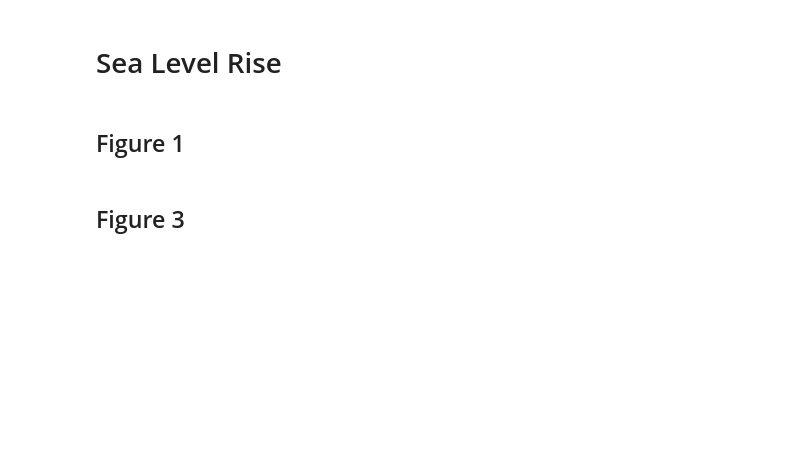
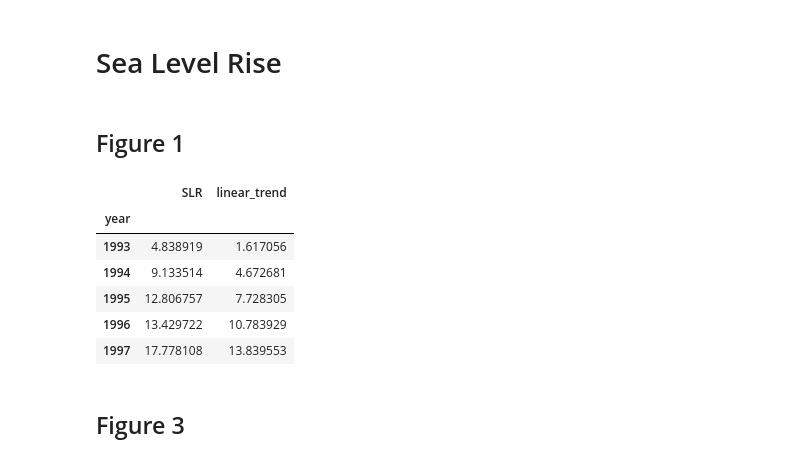
Before and after one commit to Ode-PBLLC/ocean-central, a Jupyter notebook: Code/mitigate_climate_change_FINAL.ipynb, the cells around one changed output. Drawn from its saved outputs; the diff is of its cells as text; code cells hidden in the pictures; blank space fills up the shorter version.

```diff
--- a/Code/mitigate_climate_change_FINAL.ipynb
+++ b/Code/mitigate_climate_change_FINAL.ipynb
@@ -412,7 +447,7 @@ from scipy import stats
 from datetime import datetime, timedelta
 
 # Load the data from the file, obtain unique hyperlink from https://sealevel.nasa.gov/
-url = 'https://deotb6e7tfubr.cloudfront.net/s3-edaf5da92e0ce48fb61175c28b67e95d/podaac-ops-cumulus-protected.s3.us-west-2.amazonaws.com/MERGED_TP_J1_OSTM_OST_GMSL_ASCII_V51/GMSL_TPJAOS_5.1.txt?A-userid=ps4813&Expires=1728253818&Signature=K3xewYQ~8a6Nl7xIoZ2wmsqgO4DR7~33lQLuhlH7uKH65PXRuAbddjFtW6riKHrOu8En20JKpku-56oBaaNG7asukhyorbhtOtDYKoFE5AiNe5gbaLN8bINf1RHym25W6vnBl76izBTI6FFy3CGCd74TpRRLwButl~M42cR1xANQ8SNa2A1xxTdBYgdnC5QkySZztz04VSgzqprotyDV88wq8MZ1PduSOALV-8PSgAUXX9Y74xvQNFMMcvuMpByfl7oXdRWmNIXRgRPUj5KnTch27wiuHwRWcAGry-vOwh9uShM6g0~drgwX2JFxntbqZobfTTkMcd2uFLWs3qq3pg__&Key-Pair-Id=K2ECMKQ3SIJ8HS'
+url = 'https://deotb6e7tfubr.cloudfront.net/s3-edaf5da92e0ce48fb61175c28b67e95d/podaac-ops-cumulus-protected.s3.us-west-2.amazonaws.com/MERGED_TP_J1_OSTM_OST_GMSL_ASCII_V51/GMSL_TPJAOS_5.1.txt?A-userid=ps4813&Expires=1728361952&Signature=YmGEIqR0QvvlZo7Q0p6rPYZsQQVx4hwQqNATSudpKhqpC6bsOHxnmjQsbDu01EAwOzy5V0MBYz6xQzkfjVKljYskrAYFc7AbUfRonvQUEUpdFtQ03OdsE5gnBnnQYNwK9FcGQZtib7daiBb2HcwTwiKcXUAbX~o1QfdEhnhb4Ao3ex9VFhr70ET2hwAhmxdxITzb3sPLvrvwBSa69HIzhC6qV7ny1ZAtoZ3Xb-pyf1TxUt2LYQLvfnIaNK6OpsewFGAgtZ4NNxpplbpvhZpIJGQI19PbFYuSjl49-RcKTQN9DV4HLE9v4yYiadl0wnWm2tCy4m3DxJi1NtVCWN2uNw__&Key-Pair-Id=K2ECMKQ3SIJ8HS'
 # Fetch the content
 response = requests.get(url)
 content = response.text
@@ -435,33 +470,41 @@ df = pd.DataFrame({
 })
 
 # Function to convert fractional year to datetime (year, month, day only)
 def fractional_year_to_datetime(year):
     year_int = int(year)  # Extract the integer part
     remainder = year - year_int  # Get the fractional part
     beginning_of_year = datetime(year_int, 1, 1)
     days_in_year = (datetime(year_int + 1, 1, 1) - beginning_of_year).days
     return (beginning_of_year + timedelta(days=remainder * days_in_year)).date()
 
 # Convert the fractional years in 'date' column to datetime (year-month-day)
 df['date'] = df['date'].apply(fractional_year_to_datetime)
 
 # Extract the year from the 'date' column and create a new 'year' column
 df['year'] = df['date'].apply(lambda x: x.year)
 
 # Group by the 'year' column and calculate the mean for the 'SLR' column
 df_grouped = df.groupby('year').mean(numeric_only=True)
 
 # Fit a linear trend
 slope, intercept, r_value, p_value, std_err = stats.linregress(df_grouped.index, df_grouped['SLR'])
 
 # Add the linear trend to the DataFrame
 df_grouped['linear_trend'] = slope * df_grouped.index + intercept
 
 # Save the grouped data to a CSV file
 df_grouped.to_csv("../Data/mitigate_climate_change_1_SLR.csv")
 
 # Display the first few rows of the grouped DataFrame
 df_grouped.head()
+# %% [output]
+|  | SLR | linear_trend |
+| year |  |  |
+| 1993 | 4.838919 | 1.617056 |
+| 1994 | 9.133514 | 4.672681 |
+| 1995 | 12.806757 | 7.728305 |
+| 1996 | 13.429722 | 10.783929 |
+| 1997 | 17.778108 | 13.839553 |
 # %% [markdown]
 ## Figure 3
 # %%
```
Also changed, not shown: parts of 6 cells of this notebook.
